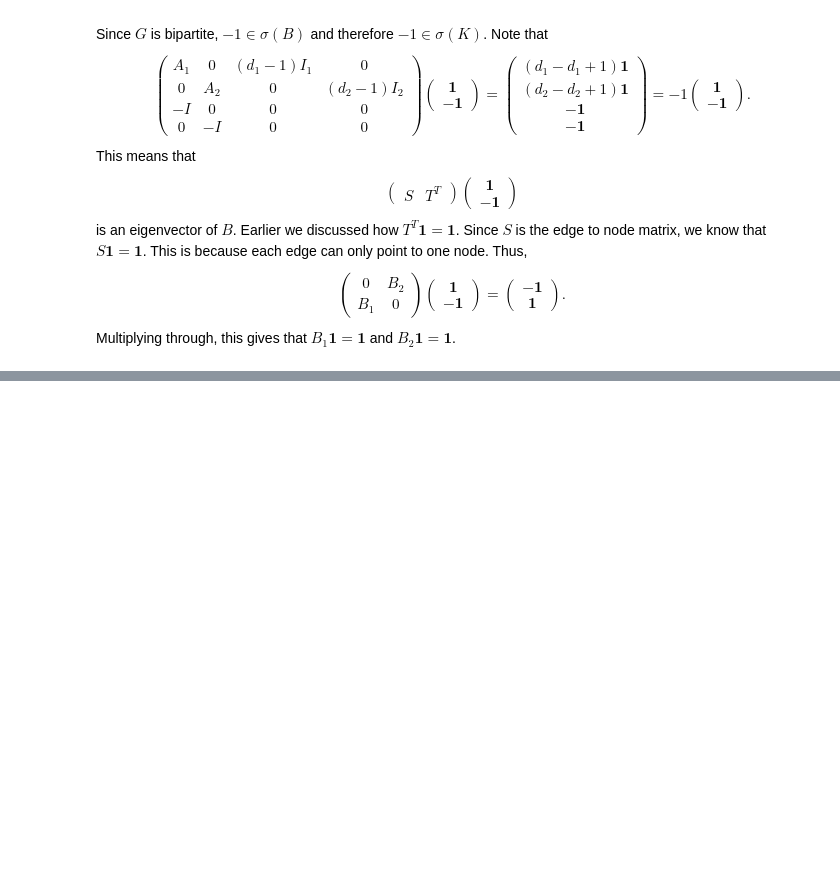
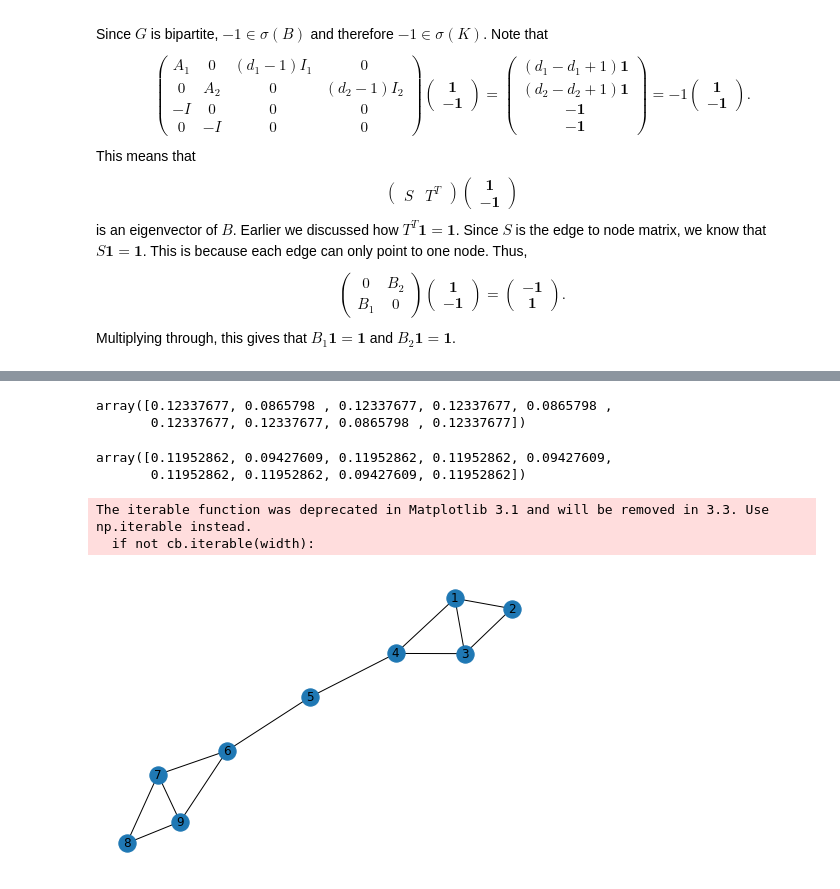
Before and after one commit to cglover13/research, a Jupyter notebook: Kempton/bipartite_pagerank.ipynb, the cells around one changed output, grey strips where cells are left out. Saved outputs shown, nothing was run; the diff lists cells and outputs as text; code cells hidden in the pictures; blank space fills up the shorter version.

```diff
--- a/Kempton/bipartite_pagerank.ipynb
+++ b/Kempton/bipartite_pagerank.ipynb
@@ -266,0 +291,18 @@ Multiplying through, this gives that $B_1\mathbf{1}=\mathbf{1}$ and $B_2\mathbf{
+# %%
+G = nx.Graph([[1,2],[2,3],[3,4],[4,1],[1,3],[4,5],[5,6],[6,7],[7,8],[8,9],[9,6],[7,9]])
+np.array(list(dict(nx.pagerank(G)).values()))
+# %% [output]
+array([0.12337677, 0.0865798 , 0.12337677, 0.12337677, 0.0865798 ,
+       0.12337677, 0.12337677, 0.0865798 , 0.12337677])
+# %%
+T@eqn(alpha=.5)
+# %% [output]
+array([0.11952862, 0.09427609, 0.11952862, 0.11952862, 0.09427609,
+       0.11952862, 0.11952862, 0.09427609, 0.11952862])
+# %%
+nx.draw(G,with_labels=True)
+plt.show()
+# %% [output]
+The iterable function was deprecated in Matplotlib 3.1 and will be removed in 3.3. Use np.iterable instead.
+  if not cb.iterable(width):
+[figure, added]
```
Also changed, not shown: parts of 6 cells of this notebook, 1 other file.
